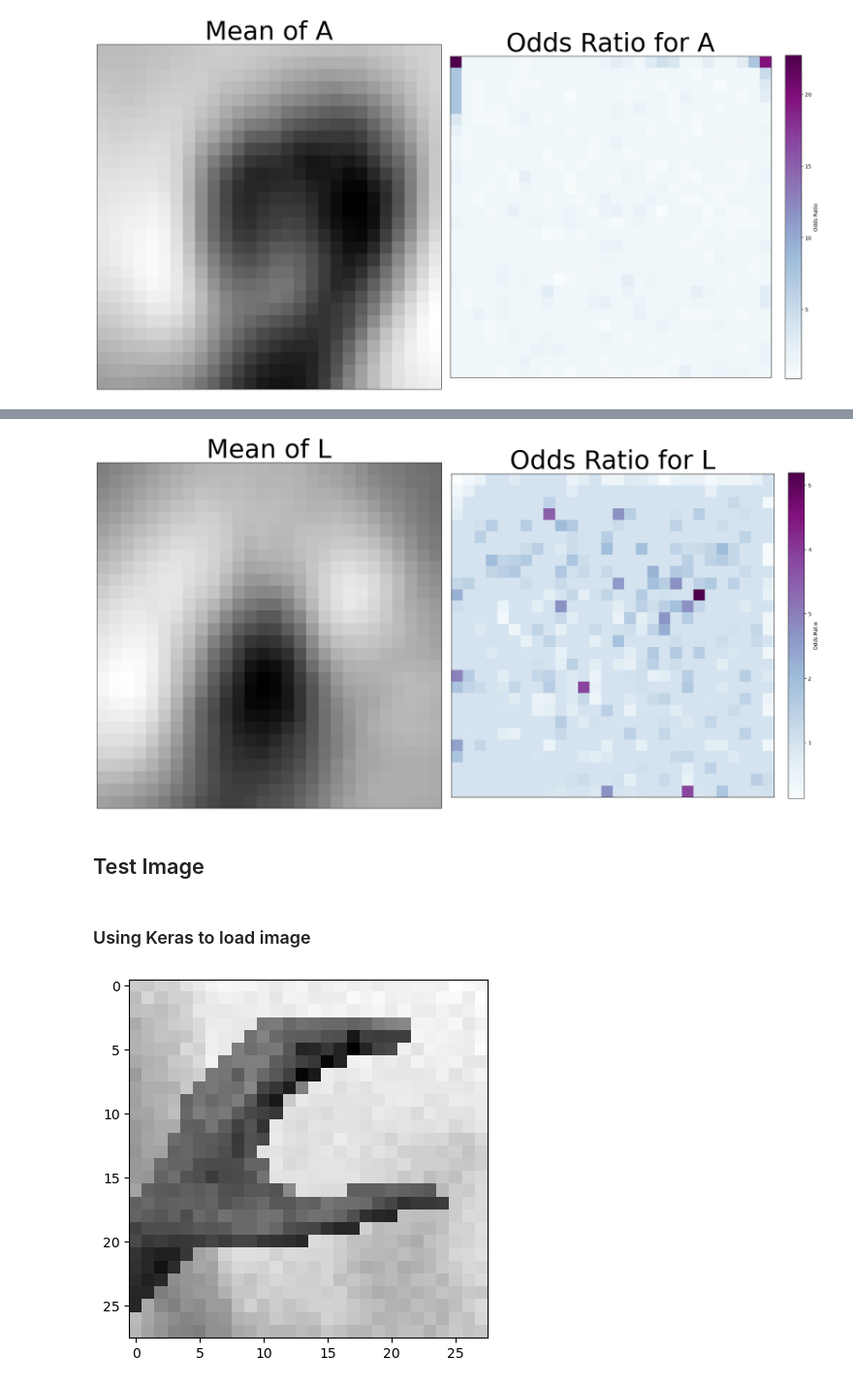
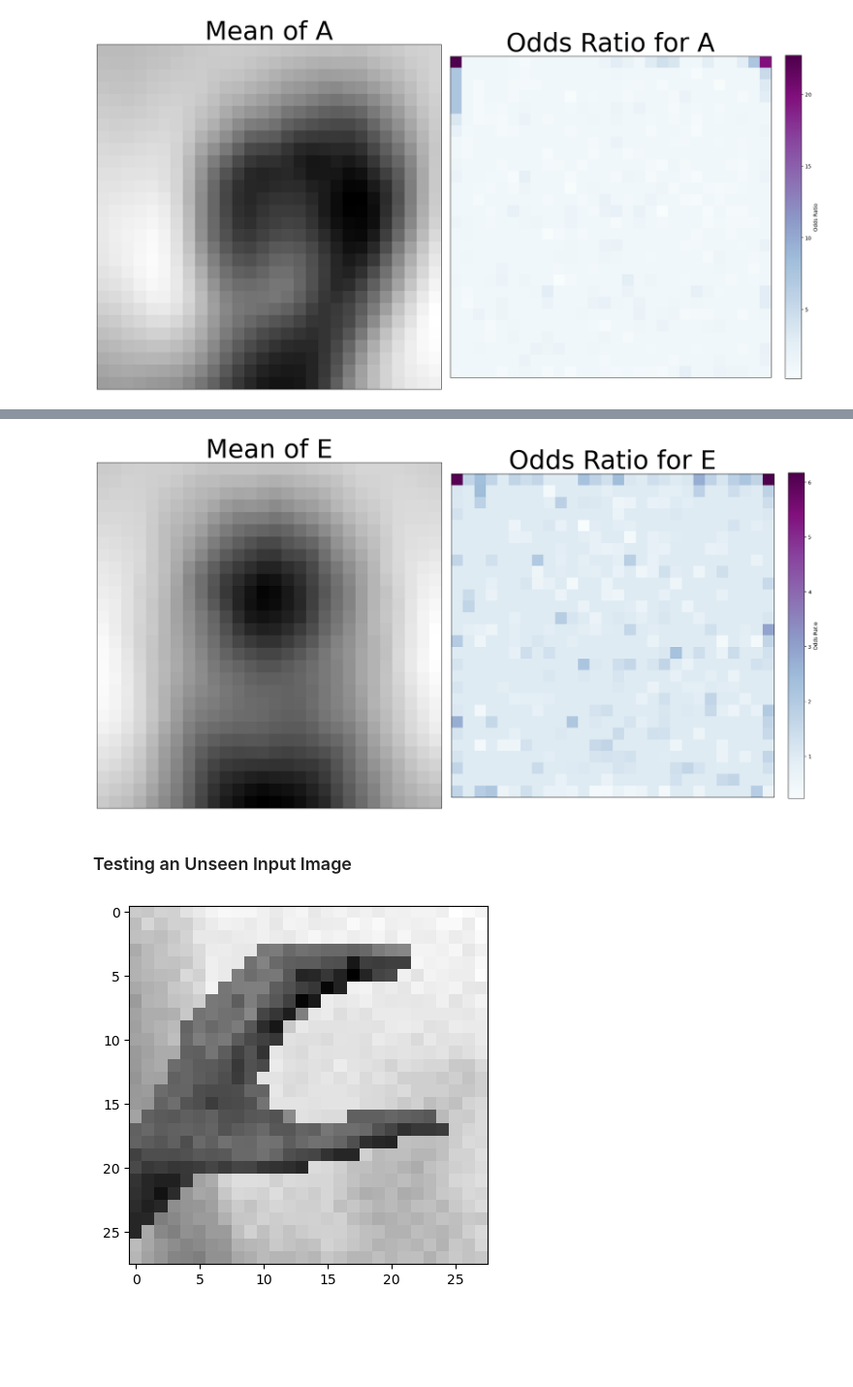
Before and after one commit to simrenbasra/Sign_Lingual, a Jupyter notebook: notebooks/02_logistic_regression/03-log-reg-basic-aug.ipynb, the cells around one changed output, grey strips where cells are left out. Shown at 97% size. Cells and saved outputs as stored; diff of their text form; code cells hidden in the pictures; blank space fills up the shorter version.

```diff
--- a/notebooks/02_logistic_regression/03-log-reg-basic-aug.ipynb
+++ b/notebooks/02_logistic_regression/03-log-reg-basic-aug.ipynb
@@ -51,6 +56,6 @@ import joblib
 # %%
-X_aug = joblib.load( '../../model/my_files/X_train_aug.pkl')
-y_aug = joblib.load( '../../model/my_files/y_train_aug.pkl')
+X_aug = joblib.load( '../../data/my_data/X_train_aug.pkl')
+y_aug = joblib.load( '../../data/my_data/y_train_aug.pkl')
 # %%
-X_valid = joblib.load( '../../model/my_files/X.pkl')
-y_valid = joblib.load( '../../model/my_files/y.pkl')
+X_valid = joblib.load( '../../data/my_data/X.pkl')
+y_valid = joblib.load( '../../data/my_data/y.pkl')
@@ -227,2 +243,2 @@ joblib.dump(my_model, '../../model/my_files/my_log_reg_basic_AUG.pkl')
 # %%
-my_final_model = joblib.load('../../model/my_files/my_log_reg_basic_AUG.pkl')
+my_final_model = joblib.load('../../model/my_models/log_reg_augmented_model.pkl')
@@ -288,9 +306,7 @@ assess_coef(letter_coef,letter='A')
 # %%
 letter_coef = my_final_model.coef_
-assess_coef(letter_coef,letter='l')
+assess_coef(letter_coef,letter='e')
 # %% [output]
-[figure, old version]
+[figure, new version]
-# %% [markdown]
-## Test Image
-# %% [markdown]
-### Using Keras to load image
+# %% [markdown]
+### Testing an Unseen Input Image
```
Also changed, not shown: parts of 52 cells of this notebook.
